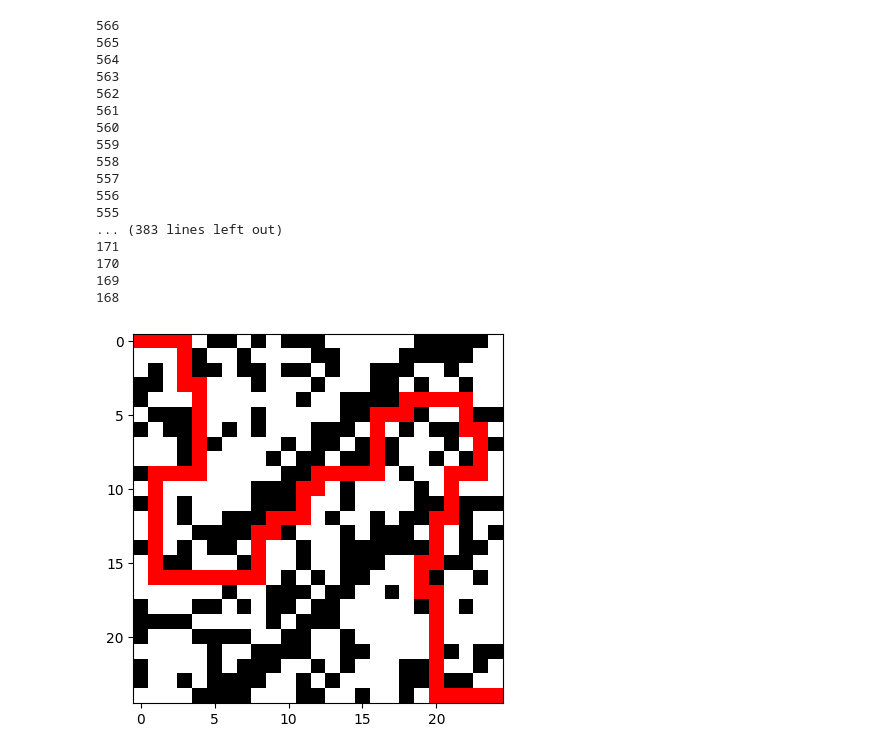
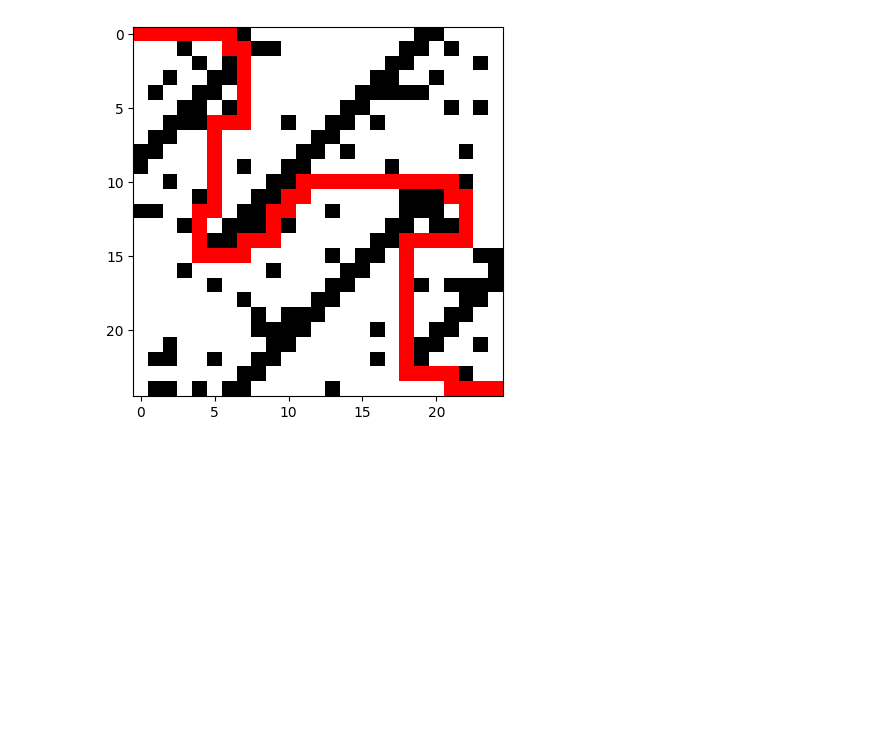
Before and after one commit to KLI0273/VVP_Projekt, a Jupyter notebook: vvp_bludiste-master/Projekt_Bludiste.ipynb, the cells around one changed output. Cells and saved outputs as stored; diff of their text form; code cells hidden in the pictures; blank space fills up the shorter version.

```diff
--- a/vvp_bludiste-master/Projekt_Bludiste.ipynb
+++ b/vvp_bludiste-master/Projekt_Bludiste.ipynb
@@ -35,57 +42,15 @@ plt.show()
-# %%
-
-def generator_maze(n, shape=None):
-    maze = np.ones((n,n))
-    maze[0,0] = 0
-    maze[n-1,n-1] = 0
-    #indexy = [(i,j) for i in range(n) for j in range(n)]
-    #*tretina = int(n/3)
-    #*indexy = [(i,j) for i in range(n) for j in range(n) if not ((i == tretina and j<n*4/5) or (i == 2*tretina and j>n/5))]
-    #*indexy = [(i,j) for i in range(n) for j in range(n) if not ((i == j-5 and j<n*4/5) or (i == j+5 and j>n/5))]
-    #?indexy = [(i,j) for i in range(n) for j in range(n) if (not (i+j == n-1)) or i==0 or j==0]
-    indexy = [(i,j) for i in range(n) for j in range(n) if (not(i+j in [n+5, n+6] and i>10)) and (not(i+j in [n-5, n-6] and  i<n-10))]
-
-    while True:
-        try:
-            inc = sup.incidence_matrix(maze)
-            sup.dijkstra(inc,maze)
-            break
-        except:
-            pos = random.randint(0,len(indexy)-1)
-            i, j = indexy.pop(pos)
-            maze[i,j] = 0
-            print(len(indexy))
-    return maze.astype(bool)
-
-maze = generator_maze(25)
-
-inc = sup.incidence_matrix(maze)
-path = sup.dijkstra(inc,maze)
-n = len(maze)
-path = [[int((i-i%n)/n),int(i%n)] for i in path ]
-path_matrix = sup.create_path_matrix(maze,path)
-
-final = maze + path_matrix
-plt.figure()
-cmap = plt.cm.colors.ListedColormap(['red', 'white', 'black'])
-plt.imshow(final, cmap=cmap)
-plt.show()
-# %% [output]
-566
-565
-564
-563
-562
-561
-560
-559
-558
-557
-556
-555
-... (383 lines left out)
-171
-170
-169
-168
-[figure, removed]
+# %%
+maze = sup.generator_maze(25,1)
+inc = sup.incidence_matrix(maze)
+path = sup.dijkstra(inc,maze)
+n = len(maze)
+path = [[int((i-i%n)/n),int(i%n)] for i in path ]
+path_matrix = sup.create_path_matrix(maze,path)
+
+final = maze + path_matrix
+plt.figure()
+cmap = plt.cm.colors.ListedColormap(['red', 'white', 'black'])
+plt.imshow(final, cmap=cmap)
+plt.show()
+# %% [output]
+[figure, added]
```
Also changed, not shown: parts of 8 cells of this notebook, 1 other file.
